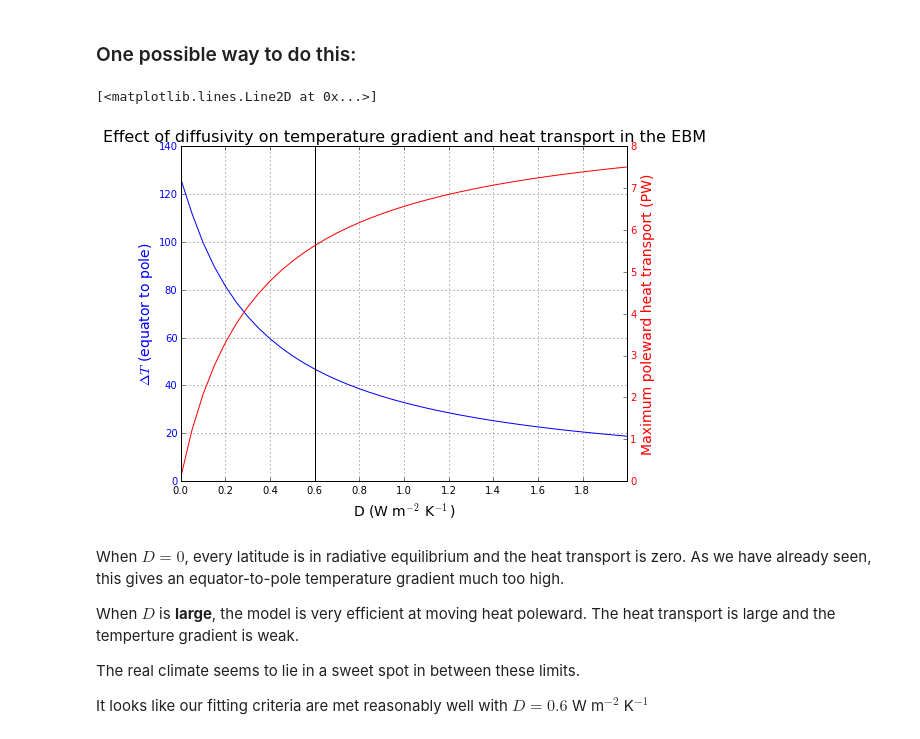
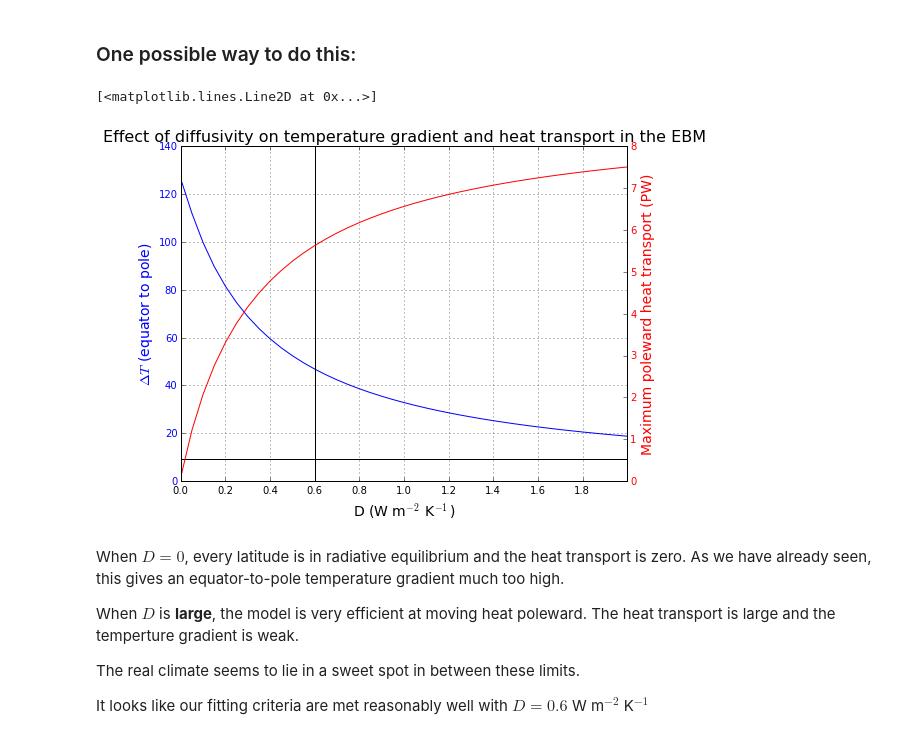
Before and after one commit to brian-rose/ClimateModeling_courseware, a Jupyter notebook: Lectures/Lecture14 -- Diffusive energy balance model.ipynb, the cells around one changed output. Drawn from its saved outputs; the diff is of its cells as text; code cells hidden in the pictures.

```diff
--- a/Lectures/Lecture14 -- Diffusive energy balance model.ipynb
+++ b/Lectures/Lecture14 -- Diffusive energy balance model.ipynb
@@ -558,42 +558,46 @@ ____________
 Darray = np.arange(0., 2.05, 0.05)
 # %%
 model_list = []
+Tmean_list = []
 deltaT_list = []
 Hmax_list = []
 for D in Darray:
     ebm = climlab.EBM_annual(A=210, B=2, a0=0.354, a2=0.25, D=D)
     ebm.integrate_years(20., verbose=False)
+    Tmean = ebm.global_mean_temperature()
     deltaT = np.max(ebm.Ts) - np.min(ebm.Ts)
     energy_in = np.squeeze(ebm.timeave['ASR'] - ebm.timeave['OLR'])
     Htrans = inferred_heat_transport(energy_in, ebm.lat)
     Hmax = np.max(Htrans)
     model_list.append(ebm)
+    Tmean_list.append(Tmean)
     deltaT_list.append(deltaT)
     Hmax_list.append(Hmax)
 # %%
 color1 = 'b'
 color2 = 'r'
 
 fig = plt.figure(figsize=(8,6))
 ax1 = fig.add_subplot(111)
 ax1.plot(Darray, deltaT_list, color=color1)
+ax1.plot(Darray, Tmean_list, color='k')
 ax1.set_xlabel('D (W m$^{-2}$ K$^{-1}$)', fontsize=14)
 ax1.set_xticks(np.arange(Darray[0], Darray[-1], 0.2))
 ax1.set_ylabel('$\Delta T$ (equator to pole)', fontsize=14,  color=color1)
 for tl in ax1.get_yticklabels():
     tl.set_color(color1)
 ax2 = ax1.twinx()
 ax2.plot(Darray, Hmax_list, color=color2)
 ax2.set_ylabel('Maximum poleward heat transport (PW)', fontsize=14, color=color2)
 for tl in ax2.get_yticklabels():
     tl.set_color(color2)
 ax1.set_title('Effect of diffusivity on temperature gradient and heat transport in the EBM', fontsize=16)
 ax1.grid()
 
 ax1.plot([0.6, 0.6], [0, 140], 'k-')
 # %% [output]
 [<matplotlib.lines.Line2D at 0x...>]
-[figure, old version]
+[figure, new version]
 # %% [markdown]
 When $D=0$, every latitude is in radiative equilibrium and the heat transport is zero. As we have already seen, this gives an equator-to-pole temperature gradient much too high.
 
```
Also changed, not shown: parts of 4 cells of this notebook, 1 other file.
